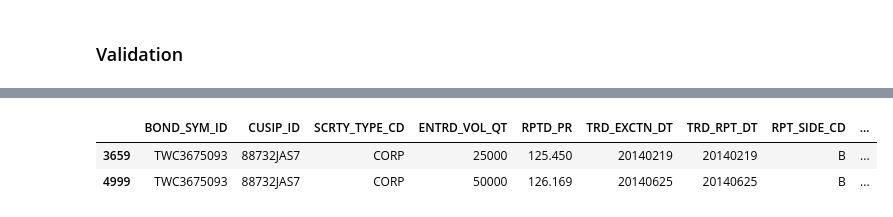
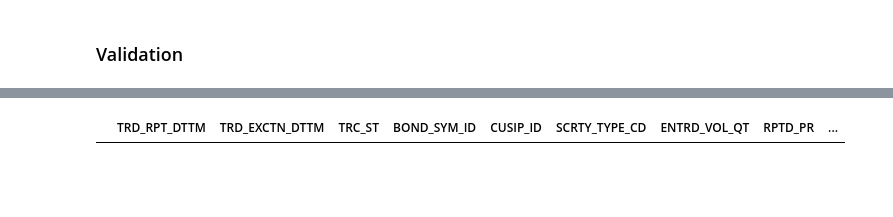
Before and after one commit to raymond180/FINRA_TRACE, a Jupyter notebook: Notebooks/topic_modeling_data_preparation.ipynb, the cells around one changed output, grey strips where cells are left out. Saved outputs shown, nothing was run; the diff lists cells and outputs as text; code cells hidden in the pictures; blank space fills up the shorter version.

```diff
--- a/Notebooks/topic_modeling_data_preparation.ipynb
+++ b/Notebooks/topic_modeling_data_preparation.ipynb
@@ -34,0 +49,15 @@ data.head(3)
+# %%
+root_folder = Path('../Data/')
+file_name = 'TRACE2014_jinming_5000.csv'
+file_path = root_folder / file_name
+
+#field_of_interest_dateOnly = ['BOND_SYM_ID','CUSIP_ID','SCRTY_TYPE_CD','ENTRD_VOL_QT','RPTD_PR','RPT_SIDE_CD','TRD_EXCTN_DT','TRD_RPT_DT','RPT_SIDE_CD','Report_Dealer_Index','Contra_Party_Index']
+field_of_interest_datetime = ['BOND_SYM_ID','CUSIP_ID','SCRTY_TYPE_CD','ENTRD_VOL_QT','RPTD_PR','RPT_SIDE_CD' \
+                              ,'TRD_EXCTN_DT_D','EXCTN_TM_D','TRD_RPT_DT','TRD_RPT_TM','RPT_SIDE_CD' \
+                              ,'Report_Dealer_Index','Contra_Party_Index','TRC_ST']
+
+parse_dates = {'TRD_RPT_DTTM':['TRD_RPT_DT','TRD_RPT_TM'],'TRD_EXCTN_DTTM':['TRD_EXCTN_DT_D','EXCTN_TM_D']}
+
+
+data = pd.read_csv(file_path,usecols=field_of_interest_datetime,parse_dates=parse_dates\
+                   ,infer_datetime_format=True,converters={'TRD_RPT_TM':lambda x : pd.to_datetime(x,format='%H%M%S')})
@@ -34,0 +70,2 @@ data.head(3)
+# %%
+data['document'] = data.apply(lambda x: str(x['Report_Dealer_Index'])+ '_' +str(x['TRD_RPT_DTTM'])[:10] ,axis=1)
@@ -99,6 +210,4 @@ Number of duplcations based on grouping keys:
 # %%
-data.loc[data['BOND_SYM_ID']=='TWC3675093']
+data.loc[[]]
 # %% [output]
-|  | BOND_SYM_ID | CUSIP_ID | SCRTY_TYPE_CD | ENTRD_VOL_QT | RPTD_PR | TRD_EXCTN_DT | TRD_RPT_DT | RPT_SIDE_CD | ... |
-| 3659 | TWC3675093 | 88732JAS7 | CORP | 25000 | 125.450 | 20140219 | 20140219 | B | ... |
-| 4999 | TWC3675093 | 88732JAS7 | CORP | 50000 | 126.169 | 20140625 | 20140625 | B | ... |
+|  | TRD_RPT_DTTM | TRD_EXCTN_DTTM | TRC_ST | BOND_SYM_ID | CUSIP_ID | SCRTY_TYPE_CD | ENTRD_VOL_QT | RPTD_PR | ... |
```
Also changed, not shown: parts of 25 cells of this notebook, 3 other files.
